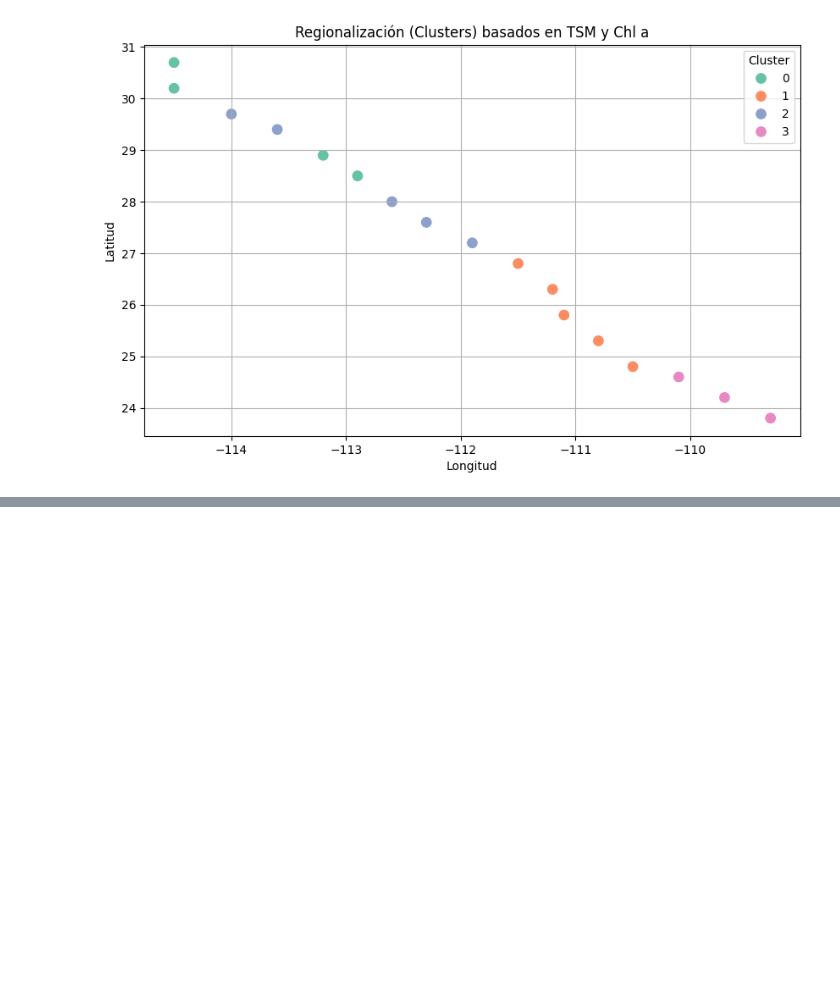
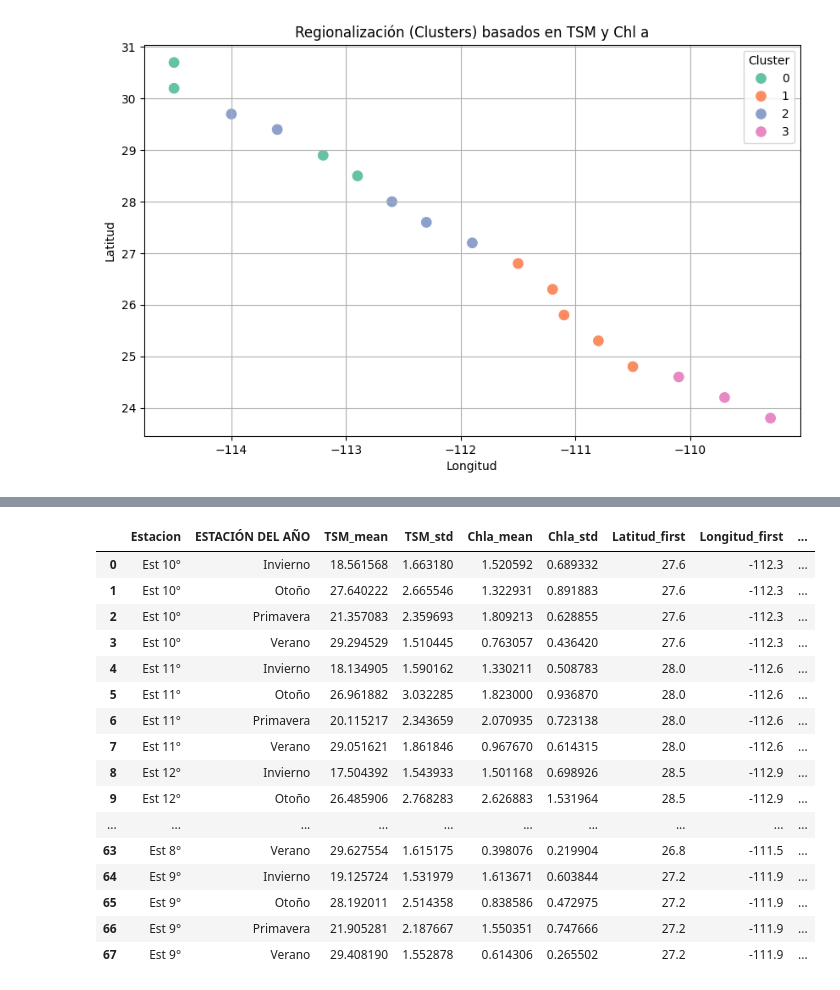
Before and after one commit to tukey-stans/ae-oceanografia-golfo-cali, a Jupyter notebook: notebooks/AABR/AABR_Clustering.ipynb, the cells around one changed output, grey strips where cells are left out. Drawn from its saved outputs; the diff is of its cells as text; code cells hidden in the pictures; blank space fills up the shorter version.

```diff
--- a/notebooks/AABR/AABR_Clustering.ipynb
+++ b/notebooks/AABR/AABR_Clustering.ipynb
@@ -291,3 +291,23 @@ plt.grid(True)
 plt.show()
 # %% [output]
 [figure]
+# %%
+# Descripción general de cada cluster
+descripcion_clusters = agg_df.groupby('Cluster').agg({
+    'TSM_mean': ['mean', 'std', 'min', 'max'],
+    'TSM_std': ['mean', 'std'],
+    'Chla_mean': ['mean', 'std', 'min', 'max'],
+    'Chla_std': ['mean', 'std'],
+    'Latitud': ['mean'],
+    'Longitud': ['mean'],
+    'Estacion': 'count'
+}).rename(columns={'Estacion': 'Num_estaciones'})
+
+# Mostrar con nombres de columna planos
+descripcion_clusters.columns = ['_'.join(col) for col in descripcion_clusters.columns]
+descripcion_clusters = descripcion_clusters.reset_index()
+
+import pandas as pd
+pd.set_option("display.max_columns", None)
+print("Descripción por cluster (agg_df):")
+display(descripcion_clusters)
@@ -301,0 +443,64 @@ data_clust.to_csv(r'C:\Users\Lenovo\Desktop\MCD\2025-1\Estadistica\ae-oceanograf
+# %%
+# Función base para agregaciones y clustering
+def generar_agrupacion_y_clusters(df,
+                                   agrupar_por,
+                                   n_clusters=4,
+                                   variables=['TSM', 'Chla'],
+                                   incluir_coords=True,
+                                   random_state=42):
+    from sklearn.preprocessing import StandardScaler
+    from sklearn.cluster import KMeans
+
+    # Crear agregación
+    agg_dict = {var: ['mean', 'std'] for var in variables}
+    if incluir_coords:
+        agg_dict.update({'Latitud': 'first', 'Longitud': 'first'})
+
+    df_agg = df.groupby(agrupar_por).agg(agg_dict).reset_index()
+
+    # Renombrar columnas
+    df_agg.columns = ['_'.join(col).strip('_') if isinstance(col, tuple) else col for col in df_agg.columns]
+
+    # Variables a escalar para clustering
+    features = []
+    for var in variables:
+        features += [f"{var}_mean", f"{var}_std"]
+
+    scaler = StandardScaler()
+    X_scaled = scaler.fit_transform(df_agg[features])
+
+    kmeans = KMeans(n_clusters=n_clusters, random_state=random_state)
+    df_agg['Cluster'] = kmeans.fit_predict(X_scaled)
+
+    return df_agg
+
+# Cargar el archivo procesado del usuario para mostrar resultado con función
+data_path = r"C:\Users\Lenovo\Desktop\MCD\2025-1\Estadistica\ae-oceanografia-golfo-cali\data\processed\clusters_aabr.csv"
+data_clust = pd.read_csv(data_path)
+
+# Aplicamos la función sobre: ['Estacion', 'ESTACIÓN DEL AÑO']
+agrupacion_estacional = generar_agrupacion_y_clusters(
+    df=data_clust,
+    agrupar_por=['Estacion', 'ESTACIÓN DEL AÑO'],
+    n_clusters=4
+)
+
+agrupacion_estacional
+# %% [output]
+|  | Estacion | ESTACIÓN DEL AÑO | TSM_mean | TSM_std | Chla_mean | Chla_std | Latitud_first | Longitud_first | ... |
+| 0 | Est 10° | Invierno | 18.561568 | 1.663180 | 1.520592 | 0.689332 | 27.6 | -112.3 | ... |
+| 1 | Est 10° | Otoño | 27.640222 | 2.665546 | 1.322931 | 0.891883 | 27.6 | -112.3 | ... |
+| 2 | Est 10° | Primavera | 21.357083 | 2.359693 | 1.809213 | 0.628855 | 27.6 | -112.3 | ... |
+| 3 | Est 10° | Verano | 29.294529 | 1.510445 | 0.763057 | 0.436420 | 27.6 | -112.3 | ... |
+| 4 | Est 11° | Invierno | 18.134905 | 1.590162 | 1.330211 | 0.508783 | 28.0 | -112.6 | ... |
+| 5 | Est 11° | Otoño | 26.961882 | 3.032285 | 1.823000 | 0.936870 | 28.0 | -112.6 | ... |
+| 6 | Est 11° | Primavera | 20.115217 | 2.343659 | 2.070935 | 0.723138 | 28.0 | -112.6 | ... |
+| 7 | Est 11° | Verano | 29.051621 | 1.861846 | 0.967670 | 0.614315 | 28.0 | -112.6 | ... |
+| 8 | Est 12° | Invierno | 17.504392 | 1.543933 | 1.501168 | 0.698926 | 28.5 | -112.9 | ... |
+| 9 | Est 12° | Otoño | 26.485906 | 2.768283 | 2.626883 | 1.531964 | 28.5 | -112.9 | ... |
+| ... | ... | ... | ... | ... | ... | ... | ... | ... | ... |
+| 63 | Est 8° | Verano | 29.627554 | 1.615175 | 0.398076 | 0.219904 | 26.8 | -111.5 | ... |
+| 64 | Est 9° | Invierno | 19.125724 | 1.531979 | 1.613671 | 0.603844 | 27.2 | -111.9 | ... |
+| 65 | Est 9° | Otoño | 28.192011 | 2.514358 | 0.838586 | 0.472975 | 27.2 | -111.9 | ... |
+| 66 | Est 9° | Primavera | 21.905281 | 2.187667 | 1.550351 | 0.747666 | 27.2 | -111.9 | ... |
+| 67 | Est 9° | Verano | 29.408190 | 1.552878 | 0.614306 | 0.265502 | 27.2 | -111.9 | ... |
```
Also changed, not shown: parts of 9 cells of this notebook.
